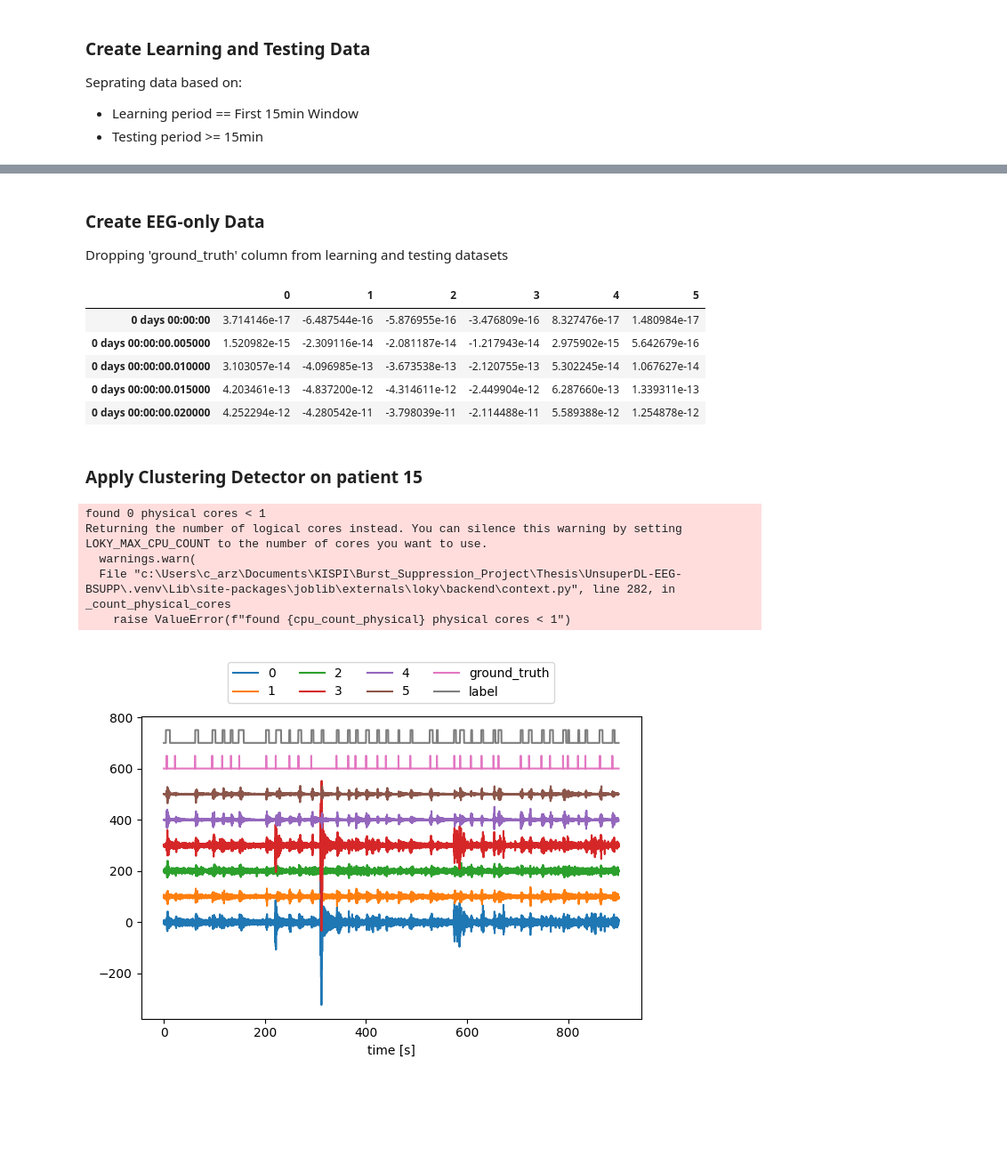
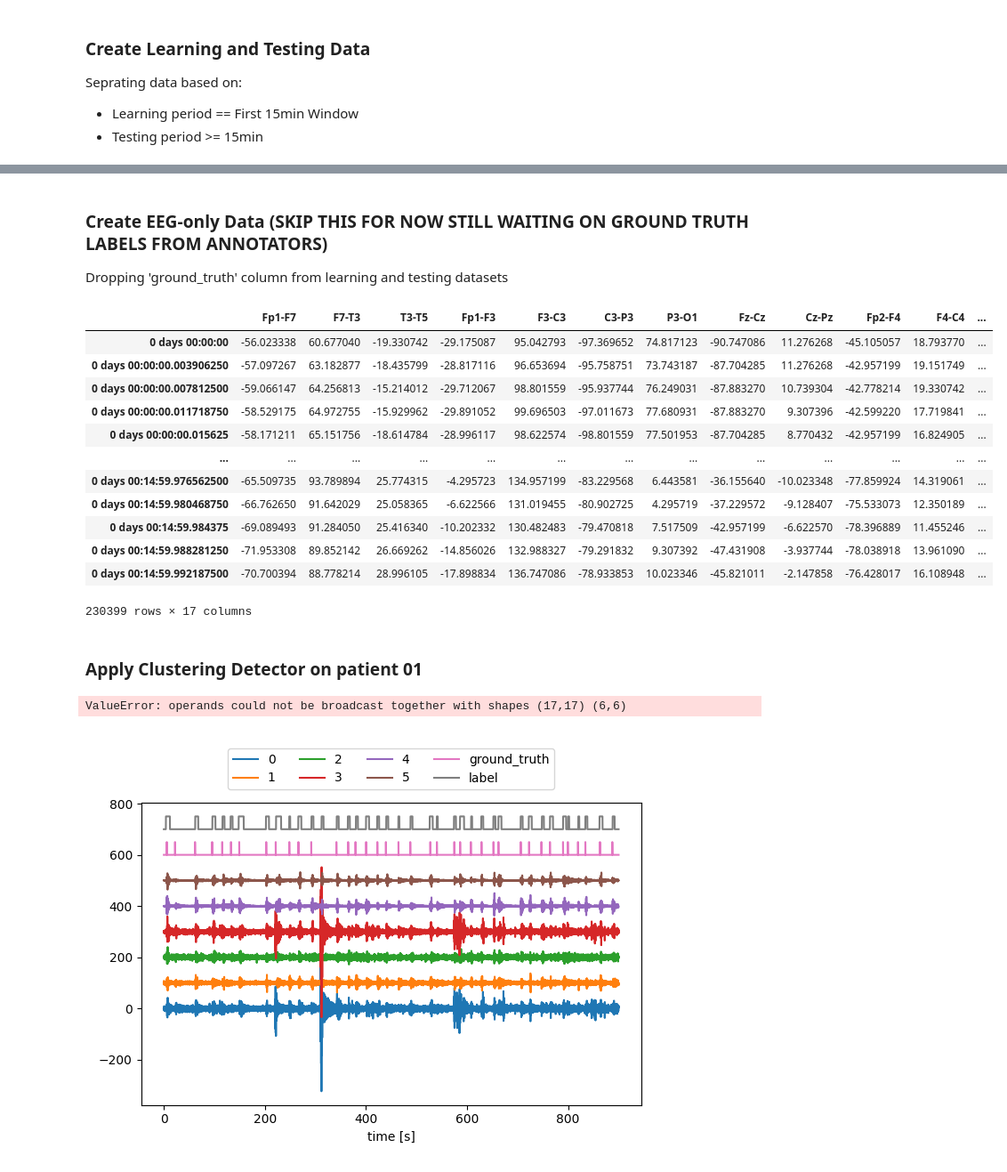
Before and after one commit to carzaga1/UnsuperDL-EEG-BSUPP, a Jupyter notebook: notebooks/01_clustering_algo_one_kispi.ipynb, the cells around one changed output, grey strips where cells are left out. Shown at 89% size. Saved outputs shown, nothing was run; the diff lists cells and outputs as text; code cells hidden in the pictures; blank space fills up the shorter version.

Commit message:
wip: applying detector

```diff
--- a/notebooks/01_clustering_algo_one_kispi.ipynb
+++ b/notebooks/01_clustering_algo_one_kispi.ipynb
@@ -141,7 +141,7 @@ We first convert the `patient01_data` into a pandas data frame.
 
 Then apply our `create_bipolar_channels` function to convert the column names.
 # %%
-patient01_df = pd.DataFrame(patient01_data)
+patient01_df = pd.DataFrame(patient01_data.copy()).reset_index()
 
-print(patient01_df.head())
+print(patient01_df.head(-1))
 # %% [output]
@@ -190,9 +192,9 @@ Seprating data based on:
 - Learning period == First 15min Window
 - Testing period >= 15min
 # %%
-fs = 200
+fs = 256
 learning_period_s = 60*15
-data_learning = patient15_data.iloc[0:fs*learning_period_s]
+data_learning = bipolar_patient01_df.iloc[0:fs*learning_period_s]
 data_learning.index = data_learning.index*pd.Timedelta(1/fs, 's')
-data_testing = patient15_data.iloc[fs*learning_period_s:]
+data_testing = bipolar_patient01_df.iloc[fs*learning_period_s:]
 data_testing.index = data_testing.index*pd.Timedelta(1/fs, 's')
@@ -226,4 +275,4 @@ plot_eeg(data_testing)
 # %% [markdown]
-### Create EEG-only Data
+### Create EEG-only Data (SKIP THIS FOR NOW STILL WAITING ON GROUND TRUTH LABELS FROM ANNOTATORS)
 Dropping 'ground_truth' column from learning and testing datasets
 # %%
@@ -231,25 +280,28 @@ eeg_cols = [str(i) for i in range(6)]
 # %%
 # separate eeg
-eeg_learning = data_learning[eeg_cols]
-eeg_learning.head()
+eeg_learning = data_learning.copy()#[eeg_cols]
+eeg_learning.head(-1)
 # %% [output]
-|  | 0 | 1 | 2 | 3 | 4 | 5 |
-| 0 days 00:00:00 | 3.714146e-17 | -6.487544e-16 | -5.876955e-16 | -3.476809e-16 | 8.327476e-17 | 1.480984e-17 |
-| 0 days 00:00:00.005000 | 1.520982e-15 | -2.309116e-14 | -2.081187e-14 | -1.217943e-14 | 2.975902e-15 | 5.642679e-16 |
-| 0 days 00:00:00.010000 | 3.103057e-14 | -4.096985e-13 | -3.673538e-13 | -2.120755e-13 | 5.302245e-14 | 1.067627e-14 |
-| 0 days 00:00:00.015000 | 4.203461e-13 | -4.837200e-12 | -4.314611e-12 | -2.449904e-12 | 6.287660e-13 | 1.339311e-13 |
-| 0 days 00:00:00.020000 | 4.252294e-12 | -4.280542e-11 | -3.798039e-11 | -2.114488e-11 | 5.589388e-12 | 1.254878e-12 |
+|  | Fp1-F7 | F7-T3 | T3-T5 | Fp1-F3 | F3-C3 | C3-P3 | P3-O1 | Fz-Cz | Cz-Pz | Fp2-F4 | F4-C4 | ... |
+| 0 days 00:00:00 | -56.023338 | 60.677040 | -19.330742 | -29.175087 | 95.042793 | -97.369652 | 74.817123 | -90.747086 | 11.276268 | -45.105057 | 18.793770 | ... |
+| 0 days 00:00:00.003906250 | -57.097267 | 63.182877 | -18.435799 | -28.817116 | 96.653694 | -95.758751 | 73.743187 | -87.704285 | 11.276268 | -42.957199 | 19.151749 | ... |
+| 0 days 00:00:00.007812500 | -59.066147 | 64.256813 | -15.214012 | -29.712067 | 98.801559 | -95.937744 | 76.249031 | -87.883270 | 10.739304 | -42.778214 | 19.330742 | ... |
+| 0 days 00:00:00.011718750 | -58.529175 | 64.972755 | -15.929962 | -29.891052 | 99.696503 | -97.011673 | 77.680931 | -87.883270 | 9.307396 | -42.599220 | 17.719841 | ... |
+| 0 days 00:00:00.015625 | -58.171211 | 65.151756 | -18.614784 | -28.996117 | 98.622574 | -98.801559 | 77.501953 | -87.704285 | 8.770432 | -42.957199 | 16.824905 | ... |
+| ... | ... | ... | ... | ... | ... | ... | ... | ... | ... | ... | ... | ... |
+| 0 days 00:14:59.976562500 | -65.509735 | 93.789894 | 25.774315 | -4.295723 | 134.957199 | -83.229568 | 6.443581 | -36.155640 | -10.023348 | -77.859924 | 14.319061 | ... |
+| 0 days 00:14:59.980468750 | -66.762650 | 91.642029 | 25.058365 | -6.622566 | 131.019455 | -80.902725 | 4.295719 | -37.229572 | -9.128407 | -75.533073 | 12.350189 | ... |
+| 0 days 00:14:59.984375 | -69.089493 | 91.284050 | 25.416340 | -10.202332 | 130.482483 | -79.470818 | 7.517509 | -42.957199 | -6.622570 | -78.396889 | 11.455246 | ... |
+| 0 days 00:14:59.988281250 | -71.953308 | 89.852142 | 26.669262 | -14.856026 | 132.988327 | -79.291832 | 9.307392 | -47.431908 | -3.937744 | -78.038918 | 13.961090 | ... |
+| 0 days 00:14:59.992187500 | -70.700394 | 88.778214 | 28.996105 | -17.898834 | 136.747086 | -78.933853 | 10.023346 | -45.821011 | -2.147858 | -76.428017 | 16.108948 | ... |
+230399 rows × 17 columns
 # %% [markdown]
-### Apply Clustering Detector on patient 15
+### Apply Clustering Detector on patient 01
 # %%
 detector = ClusteringDetector()
 detector.fit(eeg_learning)
 # %% [output]
-found 0 physical cores < 1
-Returning the number of logical cores instead. You can silence this warning by setting LOKY_MAX_CPU_COUNT to the number of cores you want to use.
-  warnings.warn(
-  File "c:\Users\c_arz\Documents\KISPI\Burst_Suppression_Project\Thesis\UnsuperDL-EEG-BSUPP\.venv\Lib\site-packages\joblib\externals\loky\backend\context.py", line 282, in _count_physical_cores
-    raise ValueError(f"found {cpu_count_physical} physical cores < 1")
+ValueError: operands could not be broadcast together with shapes (17,17) (6,6)
 # %%
 def combine_windows_with_labels(windows, labels):
     label_datasets = []
```
Also changed, not shown: parts of 18 cells of this notebook.
